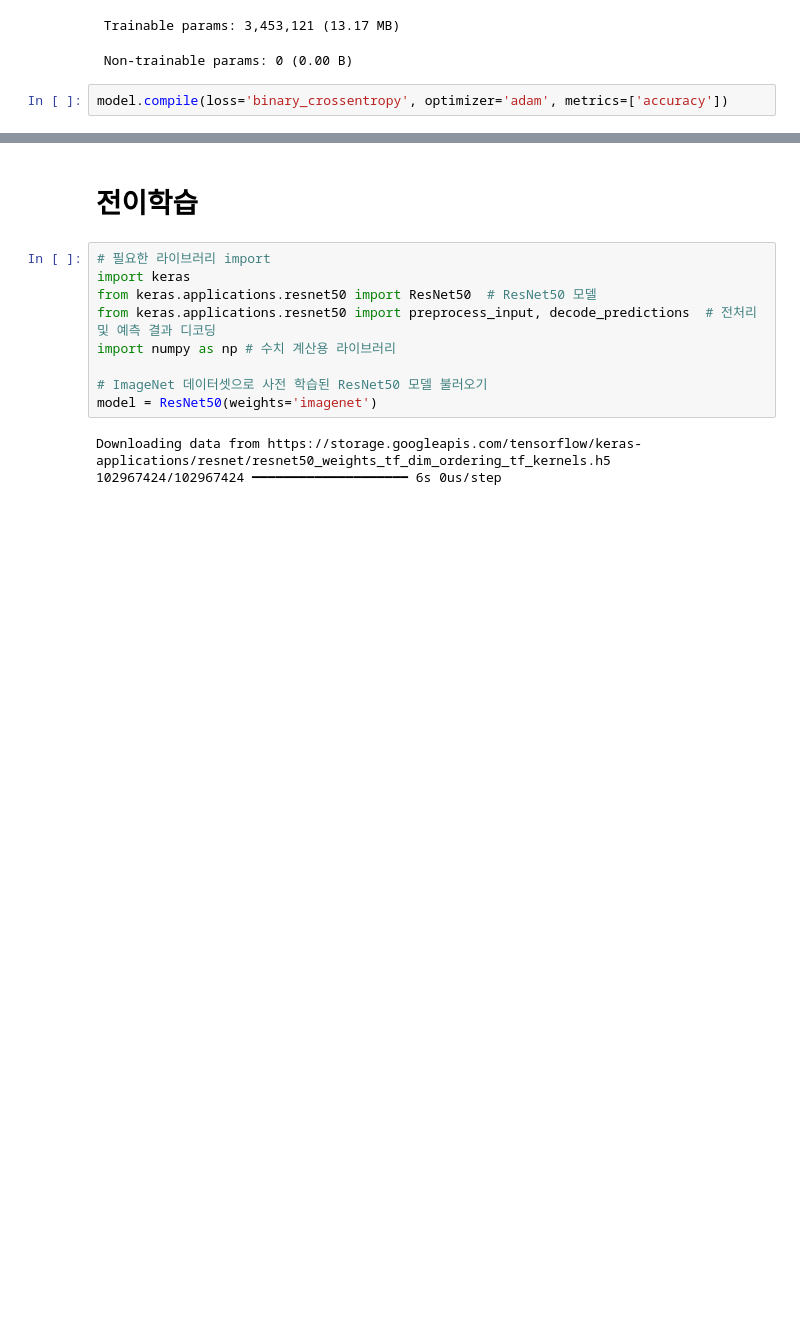
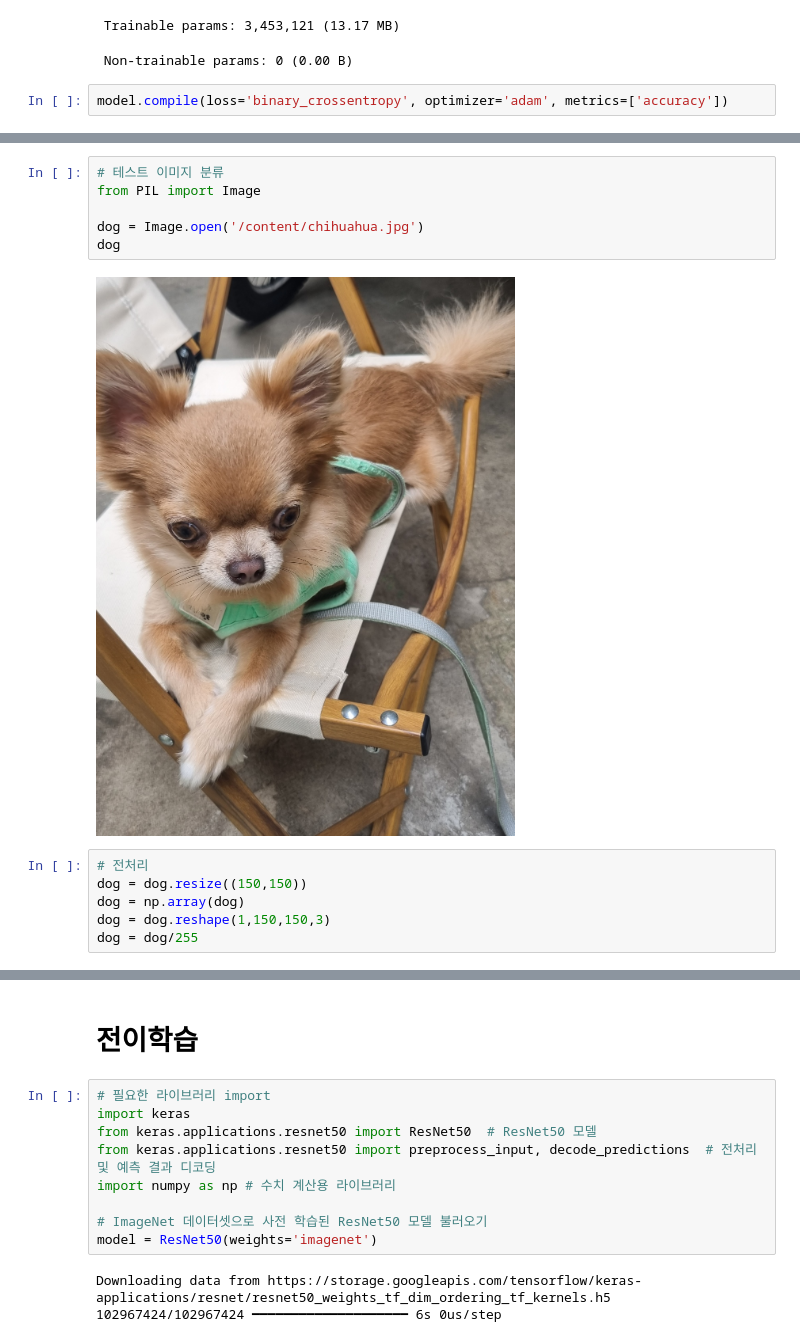
Before and after one commit to denverkim/SNUI7, a Jupyter notebook: 7_snui_day4.ipynb, the cells around one changed output, grey strips where cells are left out. Drawn from its saved outputs; the diff is of its cells as text; blank space fills up the shorter version.

```diff
--- a/7_snui_day4.ipynb
+++ b/7_snui_day4.ipynb
@@ -326,0 +386,14 @@ KeyboardInterrupt:
+# %%
+# 테스트 이미지 분류
+from PIL import Image
+
+dog = Image.open('/content/chihuahua.jpg')
+dog
+# %% [output]
+[figure, added]
+# %%
+# 전처리
+dog = dog.resize((150,150))
+dog = np.array(dog)
+dog = dog.reshape(1,150,150,3)
+dog = dog/255
```
Also changed, not shown: parts of 16 cells of this notebook.
